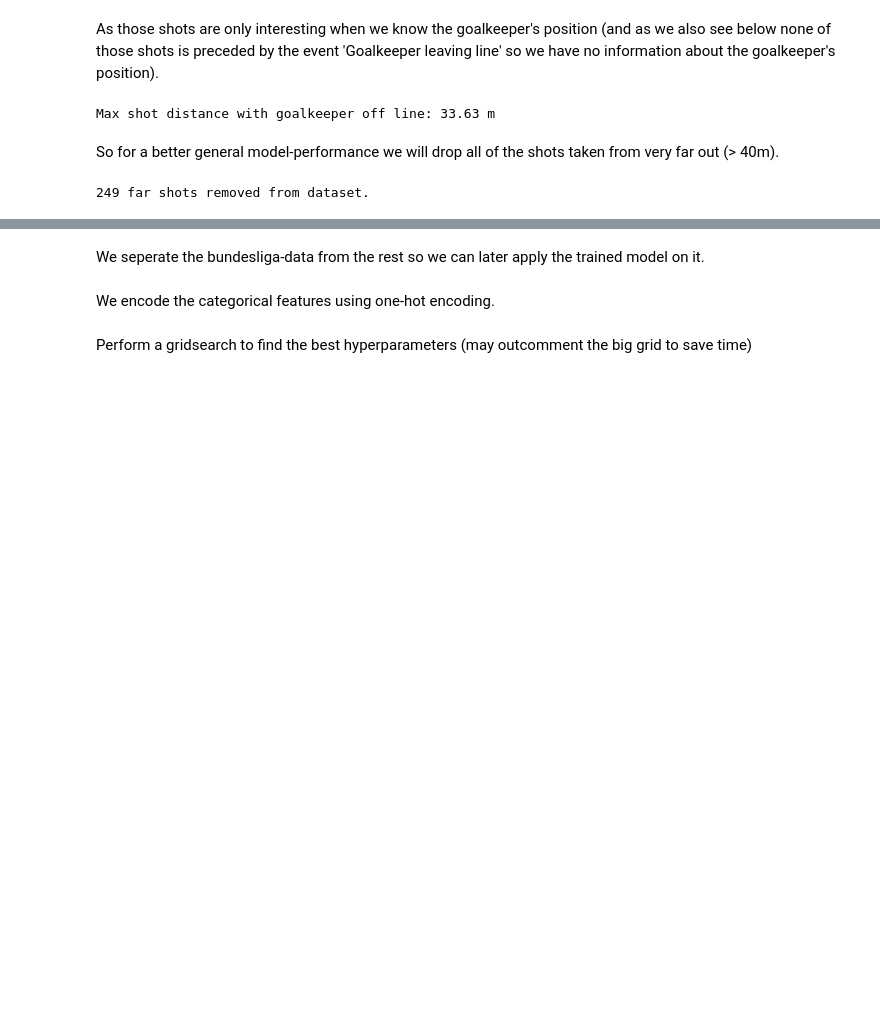
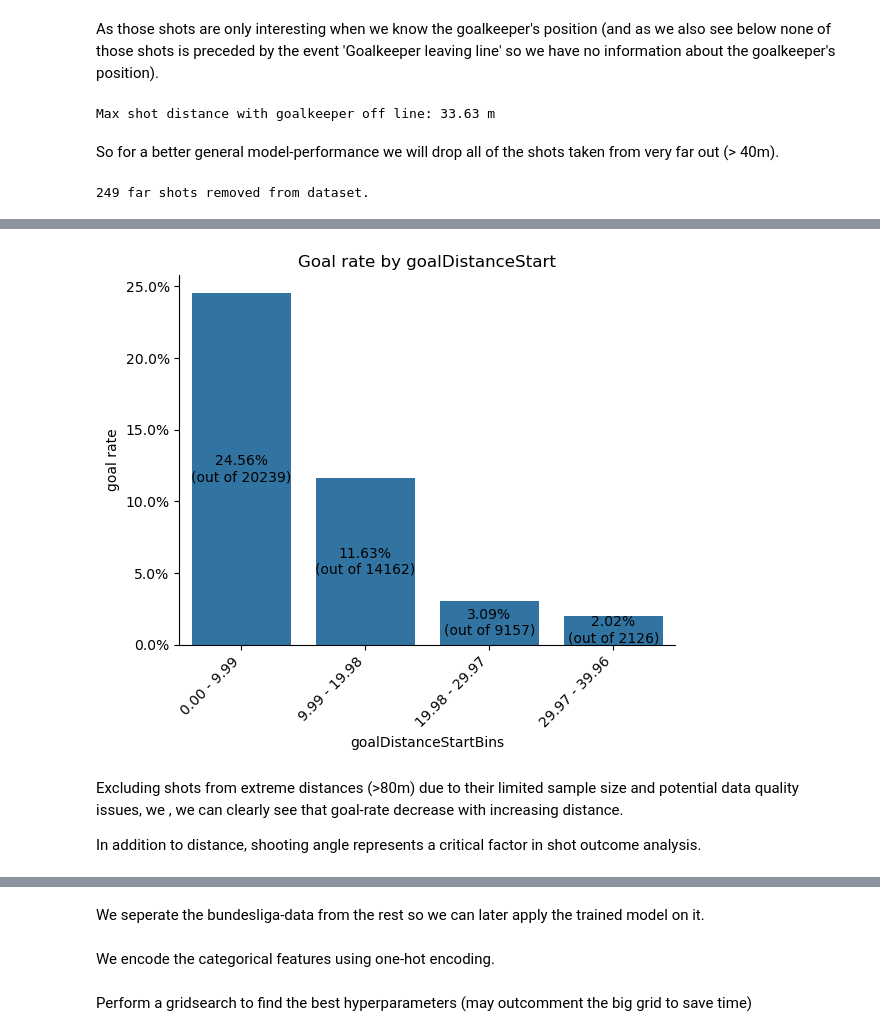
Before and after one commit to j-woe/football-analysis, a Jupyter notebook: analysis.ipynb, the cells around one changed output, grey strips where cells are left out. Cells and saved outputs as stored; diff of their text form; code cells hidden in the pictures; blank space fills up the shorter version.

```diff
--- a/analysis.ipynb
+++ b/analysis.ipynb
@@ -701,0 +644,11 @@ print(
+# %%
+shots_after_offside = df_shots[
+    df_shots['prevEventName'] == 'Offside'
+]
+df_shots.drop(
+    shots_after_offside.index,
+    inplace=True
+)
+print(
+    f'{shots_after_offside.shape[0]} shots after offside removed from dataset.'
+)
@@ -701,0 +691,8 @@ print(
+# %%
+vis.feature_goal_corr_bars(df_shots, 'goalDistanceStart', 4, False)
+# %% [output]
+[figure, added]
+# %% [markdown]
+Excluding shots from extreme distances (>80m) due to their limited sample size and potential data quality issues, we , we can clearly see that goal-rate decrease with increasing distance.
+
+In addition to distance, shooting angle represents a critical factor in shot outcome analysis.
```
Also changed, not shown: parts of 111 cells of this notebook, 1 other file.
